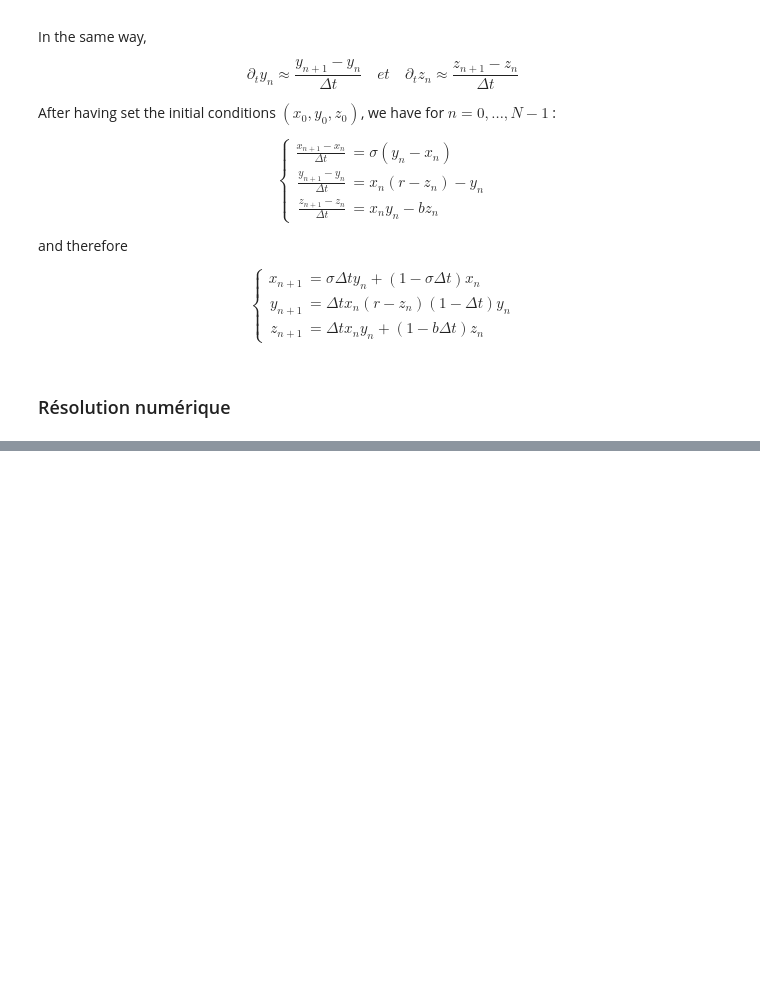
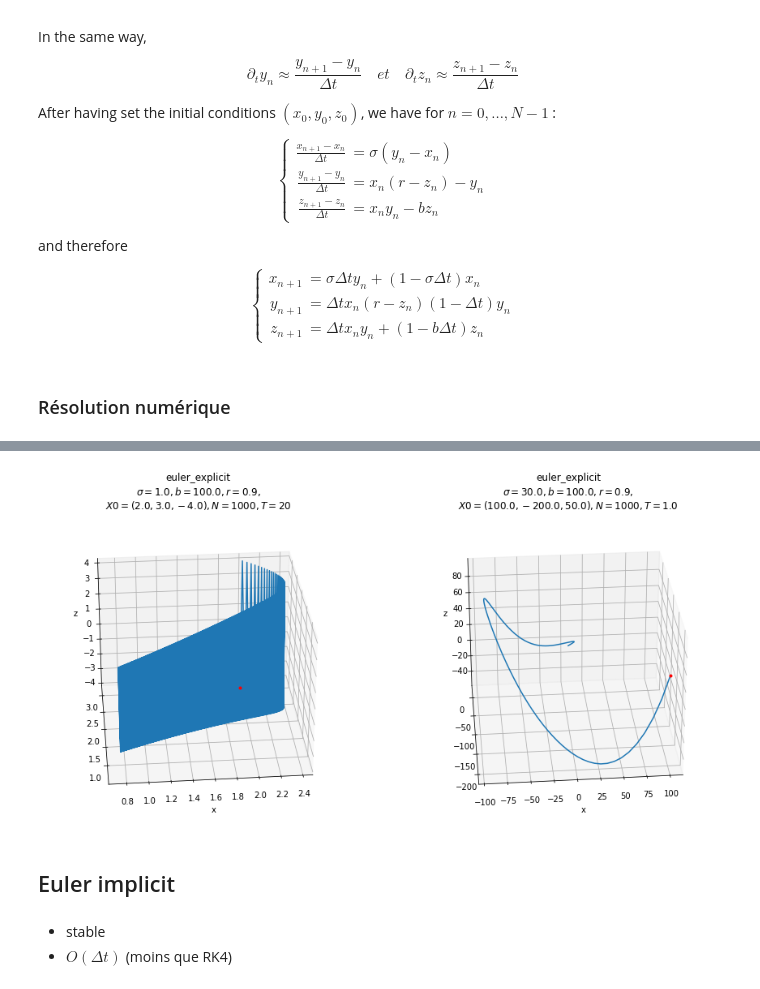
Before and after one commit to master-csmi/2022-m1-lorenz, a Jupyter notebook: resolution_lorenz.ipynb, the cells around one changed output, grey strips where cells are left out. Saved outputs shown, nothing was run; the diff lists cells and outputs as text; code cells hidden in the pictures; blank space fills up the shorter version.

```diff
--- a/resolution_lorenz.ipynb
+++ b/resolution_lorenz.ipynb
@@ -131,0 +138,17 @@ ax.legend()
+# %%
+fig = plt.figure(figsize=(15,10))
+
+γ_1=(1.,100.,9./10) #(σ,b,r)
+X0_1=(2.,3.,-4.) #(x0,y0,z0)
+plot_lorenz(fig,1,euler_explicit,γ_1,X0_1,1000,2*10)
+
+γ_2=(30.,100.,9./10)
+X0_2=(100.,-200.,50.)
+plot_lorenz(fig,2,euler_explicit,γ_2,X0_2,1000,2*0.5)
+# %% [output]
+[figure, added]
+# %% [markdown]
+## Euler implicit <a class="anchor" id="chapter2"></a>
+# %% [markdown]
+* stable
+* $O(\Delta t)$ (moins que RK4)
```
Also changed, not shown: parts of 41 cells of this notebook.
